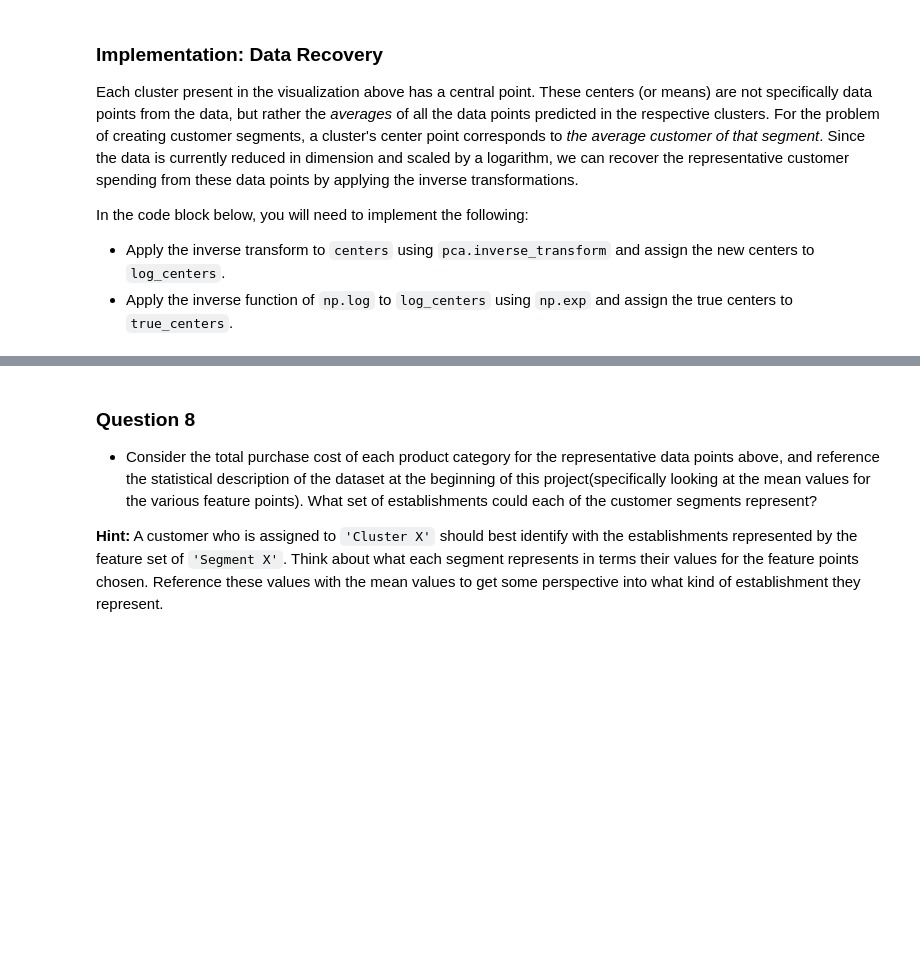
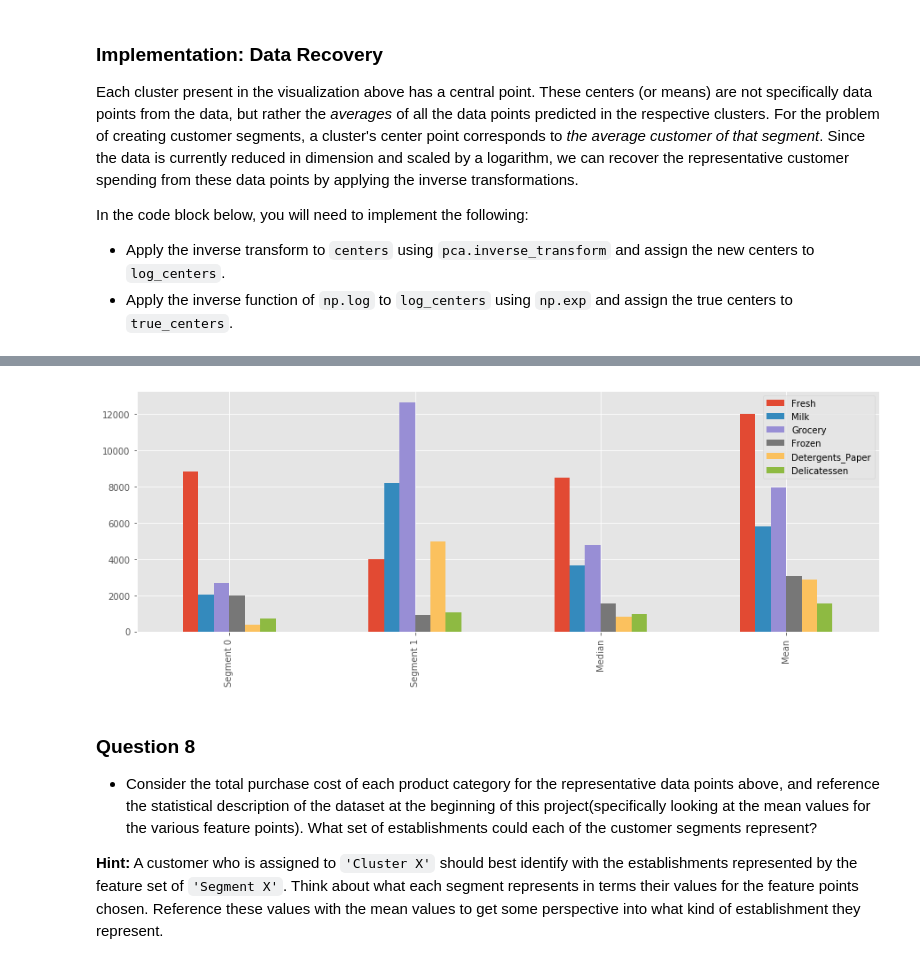
Before and after one commit to raymonduchen/MLND-P3-Customer-Segments, a Jupyter notebook: customer_segments.ipynb, the cells around one changed output, grey strips where cells are left out. Cells and saved outputs as stored; diff of their text form; code cells hidden in the pictures; blank space fills up the shorter version.

```diff
--- a/customer_segments.ipynb
+++ b/customer_segments.ipynb
@@ -534,3 +559,17 @@ display(true_centers)
+# %%
+# Visually compare segment 0, 1 with data meadian and mean
+compare = true_centers.copy()
+compare.loc[2] = data.median()
+compare.loc[3] = data.mean()
+
+plt.style.use('ggplot')
+compare.plot(kind='bar', figsize=(15, 5))
+labels = true_centers.index.values.tolist()
+labels.extend(['Median', 'Mean'])
+plt.xticks(range(len(labels)), labels)
+plt.show()
+# %% [output]
+[figure, added]
 # %% [markdown]
 ### Question 8
 
```
Also changed, not shown: parts of 9 cells of this notebook, 2 other files.
